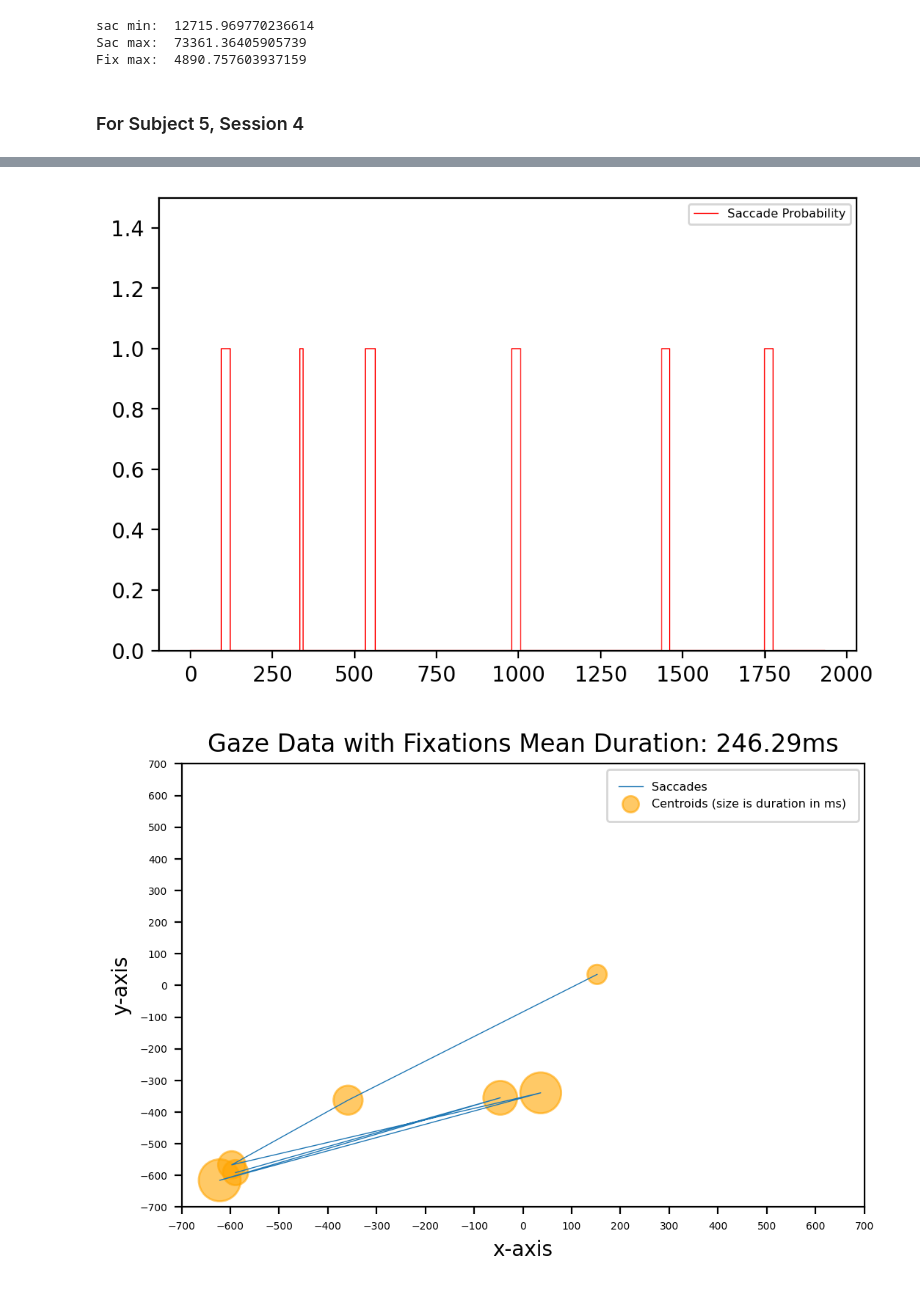
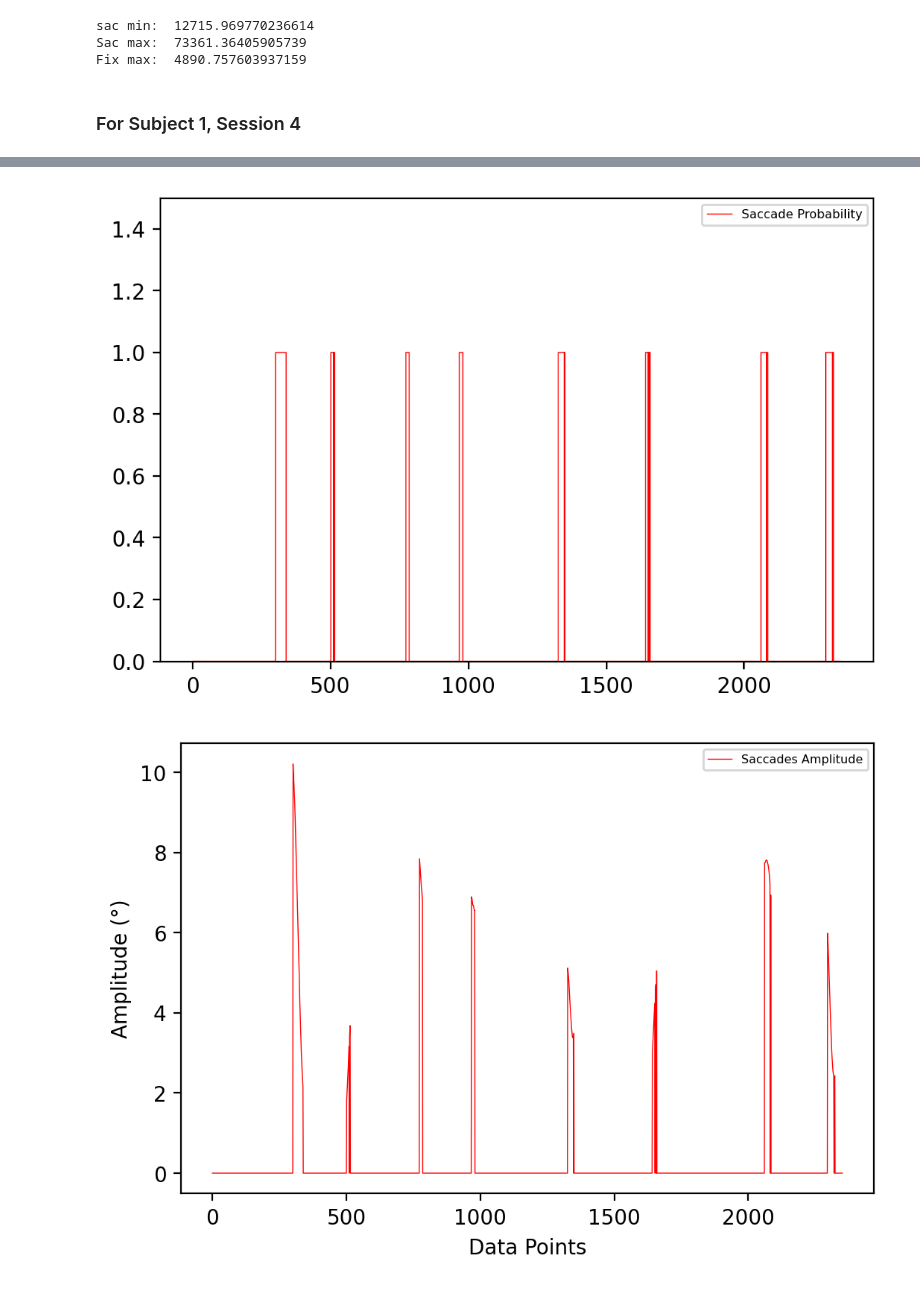
Before and after one commit to OluwaseunOjeleye/Eye-Tracking, a Jupyter notebook: Eyetracking.ipynb, the cells around one changed output, grey strips where cells are left out. Drawn from its saved outputs; the diff is of its cells as text; code cells hidden in the pictures.

```diff
--- a/Eyetracking.ipynb
+++ b/Eyetracking.ipynb
@@ -51,6 +51,9 @@ class EyeTracker(object):
     def angle2pix(self, value):
       return value / (degrees(atan2(.5*self.height, self.distance)) / (.5*self.res_height))
 
+    def pix2angle(self, value):
+      return value * (degrees(atan2(.5*self.height, self.distance)) / (.5*self.res_height))
+
 
     # Fixation detection Method
     def detect_fixation(self, x, y, filter_data=False):
@@ -69,7 +72,7 @@ class EyeTracker(object):
               velocity_x[i] = velocity_x[i] + (x[i+j]*self.Vel_filter[j])
               velocity_y[i] = velocity_y[i] + (y[i+j]*self.Vel_filter[j])
 
-        velocity = [((velocity_x[i] ** 2 + velocity_y[i] ** 2))**0.5 for i in range (N-K-1)]
+        velocity = [((velocity_x[i] ** 2 + velocity_y[i] ** 2)**0.5) for i in range (N-K-1)]
 
         # Passing data through a low-pass filter to eliminate noise
         if filter_data:
@@ -119,6 +122,13 @@ class EyeTracker(object):
       for fixation in self.fixations_index:
         duration.append((len(fixation)/self.sampling_rate) * 1000) # duration in ms
       return (numpy.mean(duration), duration)
+
+    def get_saccades_amplitude(self):
+      saccades   = [index for sublist in self.saccades_index for index in sublist]
+      amplitudes = []
+      for i in saccades:
+        amplitudes.append(self.pix2angle((self.x[i] ** 2 + self.y[i] ** 2)**0.5))
+      return amplitudes
 # %% [markdown]
 # Reading Data
 # %%
@@ -189,6 +199,14 @@ def plot_saccades_prob(x, saccades):
   plt.legend(fontsize='xx-small', loc='upper right')
   plt.show()
 
+def plot_saccade_amplitude(x, saccades, saccades_amplitude):
+  amplitude = [saccades_amplitude[saccades.index(i)] if (i in saccades) else 0 for i in range(len(x))]
+  plt.plot(amplitude, 'r', linewidth = 0.5, label="Saccades Amplitude")
+  plt.legend(fontsize='xx-small', loc='upper right')
+  plt.xlabel('Data Points')
+  plt.ylabel('Amplitude (°)')
+  plt.show()
+
 def plot_centroid_duration(centroid_x, centroid_y, duration, mean_duration):
   plt.plot(centroid_x, centroid_y, linewidth = 0.5, label="Saccades")
   plt.scatter(centroid_x, centroid_y, s=duration, alpha=0.6, color='orange', label="Centroids (size is duration in ms)")
@@ -241,12 +259,12 @@ sac min:  12715.969770236614
 Sac max:  73361.36405905739
 Fix max:  4890.757603937159
 # %% [markdown]
-### For Subject 5, Session 4
+### For Subject 1, Session 4
 # %%
-[known, x, y] = GD.get_data('s5', 3)
+[known, x, y] = GD.get_data('s1', 3)
 
 # Plotting gaze data and relative position
-plot_gaze_data(x, y, 's5')
+plot_gaze_data(x, y, 's1')
 plot_relative_position(x, y)
 
 # detecting fixations
@@ -259,10 +277,15 @@ saccades = [index for sublist in saccades_index for index in sublist]
 [centroid_x, centroid_y] = ET.get_centroids()
 
 # Plot gaze data with detected fixations in red, saccades in blue and centroids
-plot_gaze_data(x, y, 's5', fixation, saccades, centroid_x, centroid_y)
+plot_gaze_data(x, y, 's1', fixation, saccades, centroid_x, centroid_y)
 
 # Plotting saccades probability
 plot_saccades_prob(x, saccades)
+
+
+# Calculating saccades amplitude
+saccades_amplitude = ET.get_saccades_amplitude()
+plot_saccade_amplitude(x, saccades, saccades_amplitude)
 
 # Calculating Durations in ms
 [mean_duration, duration] = ET.get_durations()
@@ -278,2 +301,2 @@ plot_centroid_duration(centroid_x, centroid_y, duration, mean_duration)
-[figure, old version]
+[figure, new version]
-[figure, old version]
+[figure, new version]
```
Also changed, not shown: parts of 7 cells of this notebook, 1 other file.
